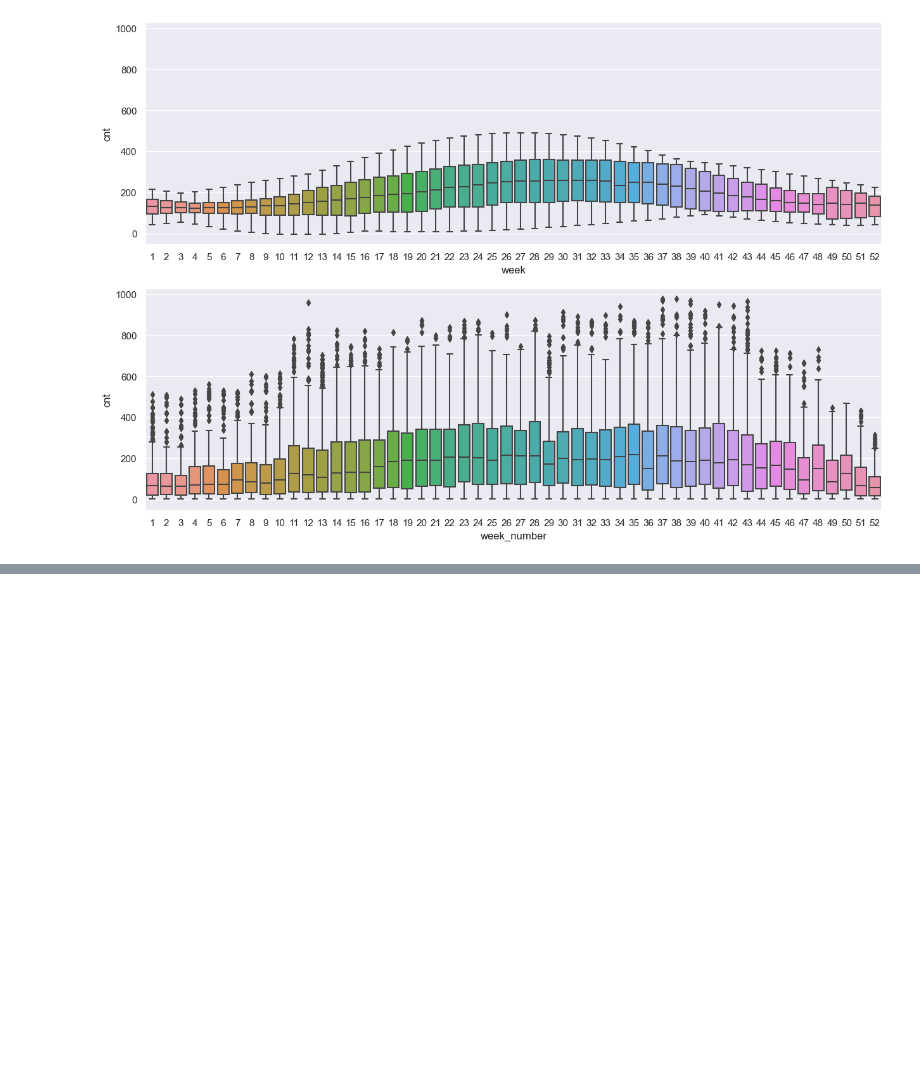
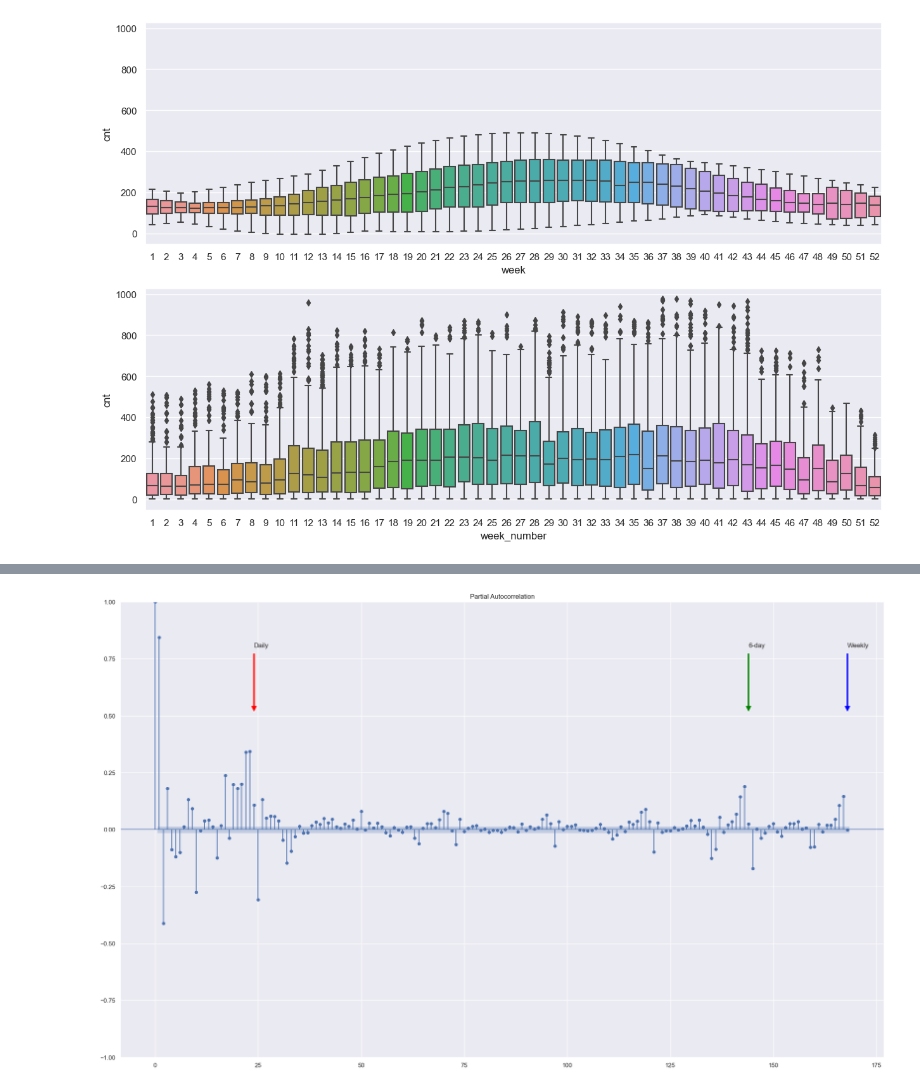
Before and after one commit to DaanEising/RentalPredictions, a Jupyter notebook: Main.ipynb, the cells around one changed output, grey strips where cells are left out. Cells and saved outputs as stored; diff of their text form; code cells hidden in the pictures; blank space fills up the shorter version.

```diff
--- a/Main.ipynb
+++ b/Main.ipynb
@@ -226,0 +201,5 @@ ax3.set_xlim(day_start_date, day_end_date)
+# %%
+cleaned_fourier_terms = fourier_terms.drop(['date_hour'], axis=1)
+# %%
+df = pd.concat([df, cleaned_fourier_terms], axis=1)
+display(df)
@@ -226,0 +220,14 @@ ax3.set_xlim(day_start_date, day_end_date)
+# %%
+def auto_correlation(df):
+    fig, ax = plt.subplots(1, 1, figsize=(25, 15))
+    plot_pacf(df['cnt'], ax=ax, lags=24*7)
+    ax.annotate('Daily', xy=(24, 0.5), xytext=(24, 0.8),
+                arrowprops=dict(facecolor='red', shrink=0.05))
+    ax.annotate('Weekly', xy=(24*7, 0.5), xytext=(24*7, 0.8),
+                arrowprops=dict(facecolor='blue', shrink=0.05))
+    ax.annotate('6-day', xy=(24*6, 0.5), xytext=(24*6, 0.8),
+                arrowprops=dict(facecolor='green', shrink=0.05))
+
+auto_correlation(df)
+# %% [output]
+[figure, added]
```
Also changed, not shown: parts of 11 cells of this notebook.
